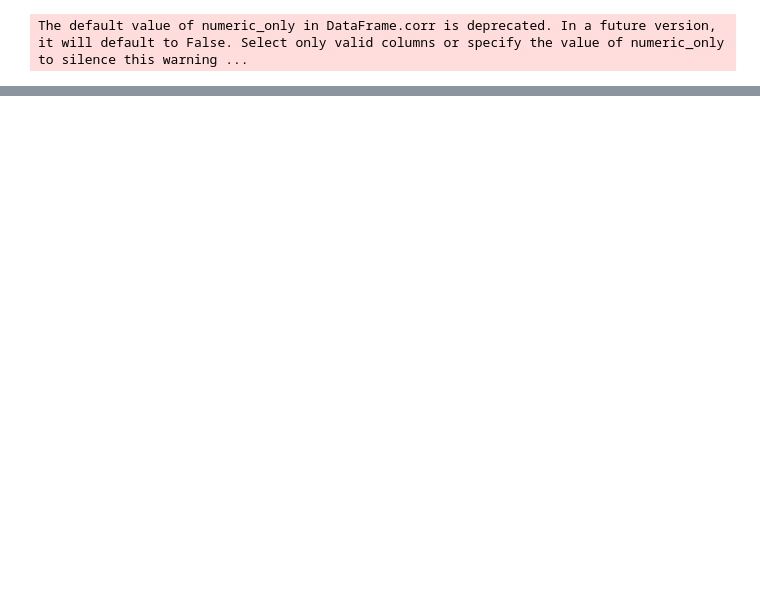
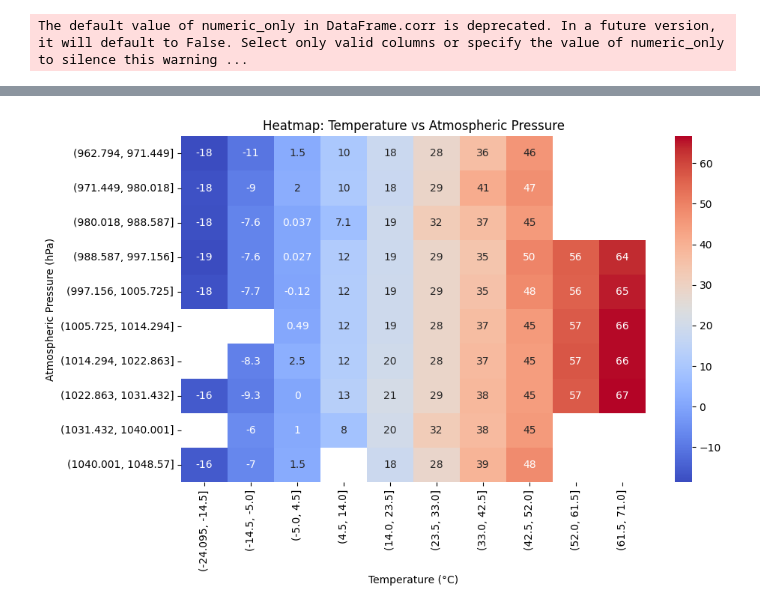
Before and after one commit to Marraff/machine-learning, a Jupyter notebook: preprocessing.ipynb, the cells around one changed output, grey strips where cells are left out. Cells and saved outputs as stored; diff of their text form; code cells hidden in the pictures; blank space fills up the shorter version.

```diff
--- a/preprocessing.ipynb
+++ b/preprocessing.ipynb
@@ -263,0 +301,14 @@ The default value of numeric_only in DataFrame.corr is deprecated. In a future v
+# %%
+# 3. Atmosférický tlak vs. Teplota (heatmapa)
+
+# Vytvárame mriežku pre atmosférický tlak a teplotu
+pressure_temp = pd.pivot_table(df, values='Temperature', index=pd.cut(df['Atmospheric Pressure'], bins=10), columns=pd.cut(df['Temperature'], bins=10), aggfunc='mean')
+
+plt.figure(figsize=(10,6))
+sns.heatmap(pressure_temp, cmap='coolwarm', annot=True)
+plt.title('Heatmap: Temperature vs Atmospheric Pressure')
+plt.xlabel('Temperature (°C)')
+plt.ylabel('Atmospheric Pressure (hPa)')
+plt.show()
+# %% [output]
+[figure, added]
```
Also changed, not shown: parts of 18 cells of this notebook, 15 other files.
